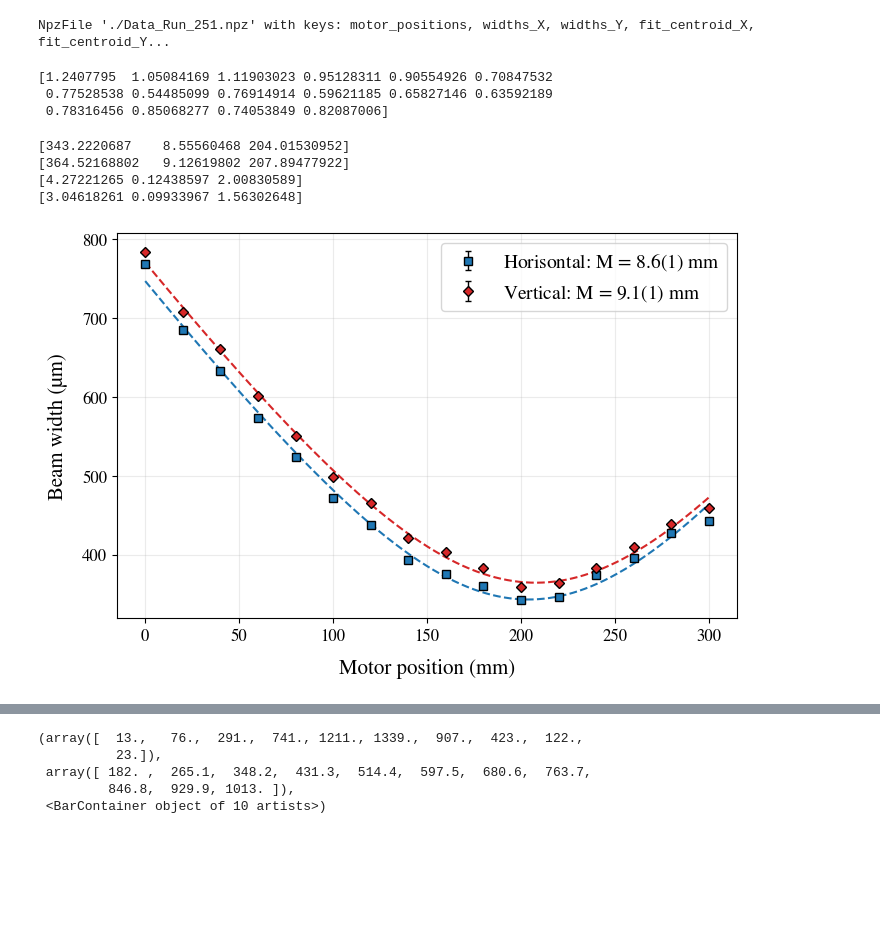
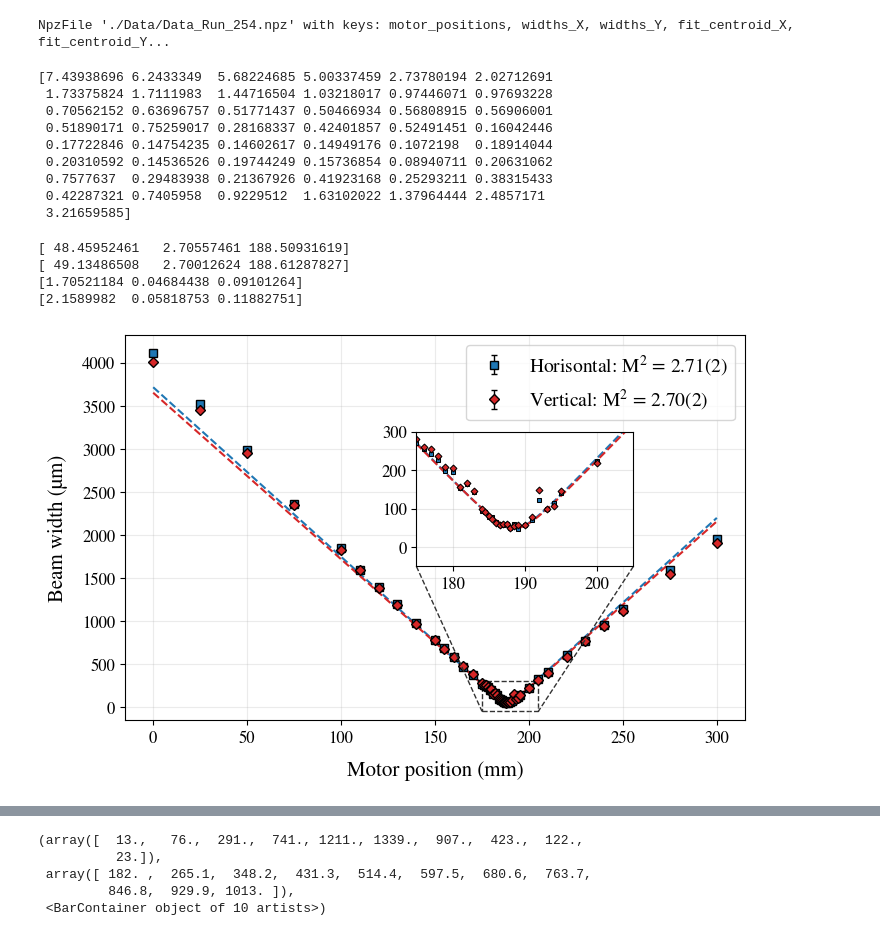
Before and after one commit to nrneubert/AEIEP, a Jupyter notebook: Femtosecond lasers/Databehandling.ipynb, the cells around one changed output, grey strips where cells are left out. Drawn from its saved outputs; the diff is of its cells as text; code cells hidden in the pictures; blank space fills up the shorter version.

```diff
--- a/Femtosecond lasers/Databehandling.ipynb
+++ b/Femtosecond lasers/Databehandling.ipynb
@@ -14,14 +14,14 @@ plt.rcParams.update({
 
 from mpl_toolkits.axes_grid1.inset_locator import inset_axes, mark_inset
 # %%
-fil = '251'
-data = np.load(f"./Data_Run_{fil}.npz")
+fil = '254'
+data = np.load(f"./Data/Data_Run_{fil}.npz")
 
 print(data)
 #for x in data.items() :
 #    print(x)
 # %% [output]
-NpzFile './Data_Run_251.npz' with keys: motor_positions, widths_X, widths_Y, fit_centroid_X, fit_centroid_Y...
+NpzFile './Data/Data_Run_254.npz' with keys: motor_positions, widths_X, widths_Y, fit_centroid_X, fit_centroid_Y...
 # %%
 def gaussian(pos, A, sig, mu, D) :
     return A * np.exp(-(pos-mu)**2/(2*sig**2)) + D
@@ -56,20 +56,26 @@ widths_y, err_widths_y, mus_y, err_mus_y = fit_gaussian(data['data_Y_I'], data['
 # %%
 print(err_widths_y)
 # %% [output]
-[1.2407795  1.05084169 1.11903023 0.95128311 0.90554926 0.70847532
- 0.77528538 0.54485099 0.76914914 0.59621185 0.65827146 0.63592189
- 0.78316456 0.85068277 0.74053849 0.82087006]
+[7.43938696 6.2433349  5.68224685 5.00337459 2.73780194 2.02712691
+ 1.73375824 1.7111983  1.44716504 1.03218017 0.97446071 0.97693228
+ 0.70562152 0.63696757 0.51771437 0.50466934 0.56808915 0.56906001
+ 0.51890171 0.75259017 0.28168337 0.42401857 0.52491451 0.16042446
+ 0.17722846 0.14754235 0.14602617 0.14949176 0.1072198  0.18914044
+ 0.20310592 0.14536526 0.19744249 0.15736854 0.08940711 0.20631062
+ 0.7577637  0.29483938 0.21367926 0.41923168 0.25293211 0.38315433
+ 0.42287321 0.7405958  0.9229512  1.63102022 1.37964444 2.4857171
+ 3.21659585]
 # %%
 def m_func(z, *ps) :
     w0, M, z0 = ps[0], ps[1], ps[2]
 
     lambd = 410*1e-3 # m
-    return w0 * np.sqrt(1 + (M*1000 * (lambd * (z-z0))/(np.pi*w0**2) )**2 )
+    return w0 * np.sqrt(1 + (M**2 * 1000 * (lambd * (z-z0))/(np.pi*w0**2) )**2 )
 
 mot_zs = data['motor_positions']
-init_guess = [30, 3, 185]
-popt_x, pcov_x = curve_fit(m_func, mot_zs, widths_x, p0=init_guess, absolute_sigma=False)#, sigma=err_widths_x)
-popt_y, pcov_y = curve_fit(m_func, mot_zs, widths_y, p0=init_guess, absolute_sigma=False)#, sigma=err_widths_y)
+init_guess = [35, 2.4, 180]
+popt_x, pcov_x = curve_fit(m_func, mot_zs, widths_x, p0=init_guess, absolute_sigma=False, sigma=err_widths_x)
+popt_y, pcov_y = curve_fit(m_func, mot_zs, widths_y, p0=init_guess, absolute_sigma=False, sigma=err_widths_y)
 
 print(popt_x)
 print(popt_y)
@@ -79,10 +85,10 @@ errs_y = np.sqrt(np.diag(pcov_y))
 print(errs_x)
 print(errs_y)
 # %% [output]
-[343.2220687    8.55560468 204.01530952]
-[364.52168802   9.12619802 207.89477922]
-[4.27221265 0.12438597 2.00830589]
-[3.04618261 0.09933967 1.56302648]
+[ 48.45952461   2.70557461 188.50931619]
+[ 49.13486508   2.70012624 188.61287827]
+[1.70521184 0.04684438 0.09101264]
+[2.1589982  0.05818753 0.11882751]
 # %%
 fig, ax = plt.subplots(figsize=(8,5))
 
@@ -98,43 +104,43 @@ ax.plot(zslin, wfit_y, '--', color='tab:red')
 #ax.plot(zslin, -wfit_y/2, '--', color='tab:red', alpha=1.0)
 
 ax.errorbar(mot_zs, widths_x, yerr=err_widths_x, markersize=5.5,
-            fmt='s', color='k', markerfacecolor='tab:blue', markeredgewidth=1.0, label=f'Horisontal: $\mathrm{{M}}$ = {popt_x[1]:.1f}({1}) $\mathrm{{mm}}$',
+            fmt='s', color='k', markerfacecolor='tab:blue', markeredgewidth=1.0, label=f'Horisontal: $\mathrm{{M}}^2$ = {popt_x[1]:.2f}({2})',
             linewidth=0.85, elinewidth=1.0, capsize=2.0, ecolor='k')
 ax.errorbar(mot_zs, widths_y, yerr=err_widths_y, markersize=5.5,
-            fmt='D', color='k', markerfacecolor='tab:red', markeredgewidth=1.0, label=f'Vertical: $\mathrm{{M}}$ = {popt_y[1]:.1f}({1}) $\mathrm{{mm}}$',
+            fmt='D', color='k', markerfacecolor='tab:red', markeredgewidth=1.0, label=f'Vertical: $\mathrm{{M}}^2$ = {popt_y[1]:.2f}({2})',
             linewidth=0.85, elinewidth=1.0, capsize=2.0, ecolor='k')
 
 ax.grid(alpha=0.25)
 
 ax.set_xlabel("Motor position (mm)", fontsize=15, labelpad=10)
 ax.set_ylabel("Beam width (µm)", fontsize=15, labelpad=10)
 
 ax.legend(fontsize=14)
 
 # MINI PLOT
-if(False) :
+if(True) :
     ax_inset = ax.inset_axes([0.47, 0.4, 0.35, 0.35])  # (x0, y0, width, height)
     mark_inset(ax, ax_inset, loc1=3, loc2=4, ec="0.2", linestyle="--")
 
     ax_inset.plot(zslin, wfit_x, '--', color='tab:blue')
     ax_inset.plot(zslin, wfit_y, '--', color='tab:red')
 
     ax_inset.errorbar(mot_zs, widths_x, yerr=err_widths_x, markersize=3.5,
                     fmt='s', color='k', markerfacecolor='tab:blue', markeredgewidth=0.75, linewidth=0.5)
     ax_inset.errorbar(mot_zs, widths_y, yerr=err_widths_y, markersize=3.5,
                     fmt='D', color='k', markerfacecolor='tab:red', markeredgewidth=0.75, linewidth=0.5)
 
     ax_inset.set_xlim(175, 205)
     ax_inset.set_ylim(-50, 300)
 
     ax_inset.grid(alpha=0.3)
 
 
 # beam not fully collimated
 
 fig.savefig(f"beam-profile-{fil}.png", format='png', bbox_inches="tight", dpi=300)
 # %% [output]
-[figure, old version]
+[figure, new version]
 # %%
 fig, ax = plt.subplots()
 
```
Also changed, not shown: parts of 7 cells of this notebook, 10 other files.
